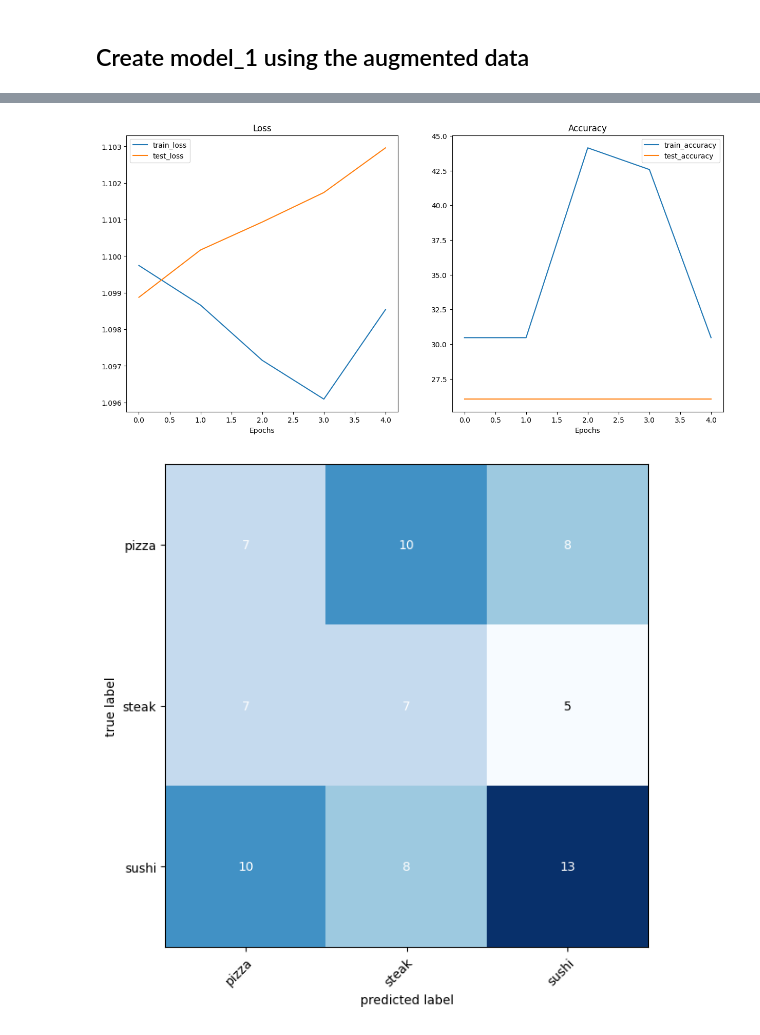
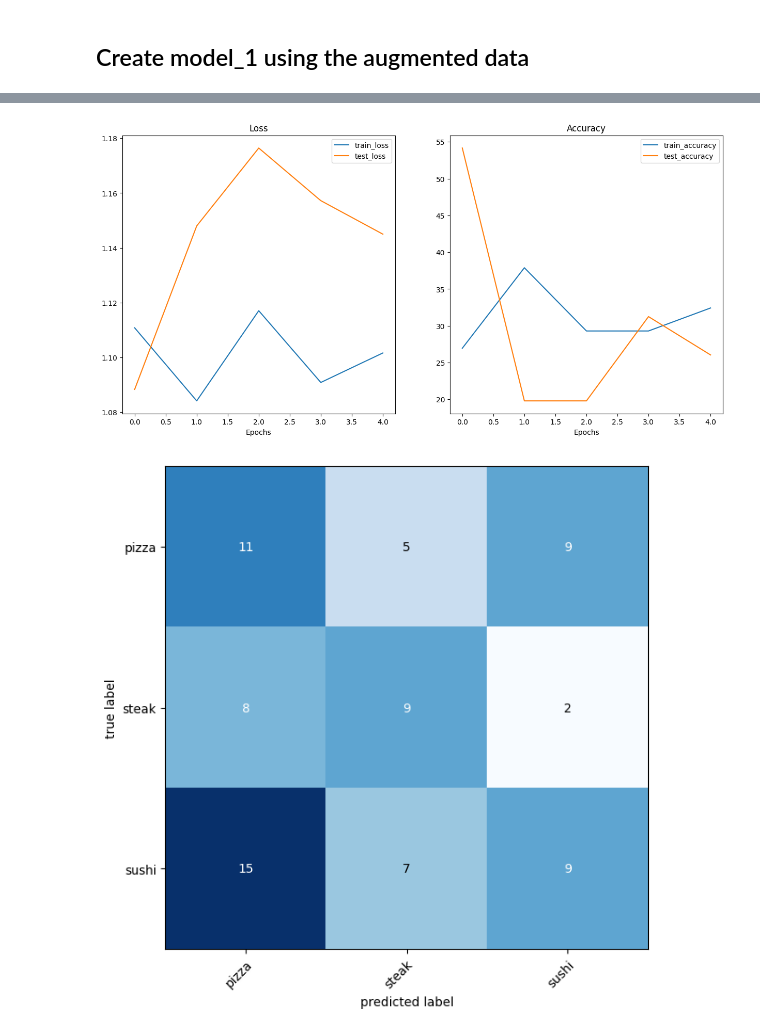
Before and after one commit to Endolf/pytorch-deep-learning-rocm, a Jupyter notebook: src/04_pytorch_custom_datasets.ipynb, the cells around one changed output, grey strips where cells are left out. Drawn from its saved outputs; the diff is of its cells as text; code cells hidden in the pictures.

```diff
--- a/src/04_pytorch_custom_datasets.ipynb
+++ b/src/04_pytorch_custom_datasets.ipynb
@@ -569,7 +527,7 @@ torchinfo.summary(model_1, input_size=[32,3,64,64])
 loss_fn = nn.CrossEntropyLoss()
 
 # Setup optimiser function
-optimiser = torch.optim.SGD(params=model_1.parameters(), lr=0.001)
+optimiser = torch.optim.Adam(params=model_1.parameters(), lr=0.001)
 
 EPOCHS=5
 
@@ -595,2 +553,2 @@ Train time on cpu: 10.540 seconds
-[figure, old version]
+[figure, new version]
-[figure, old version]
+[figure, new version]
```
Also changed, not shown: parts of 7 cells of this notebook.
